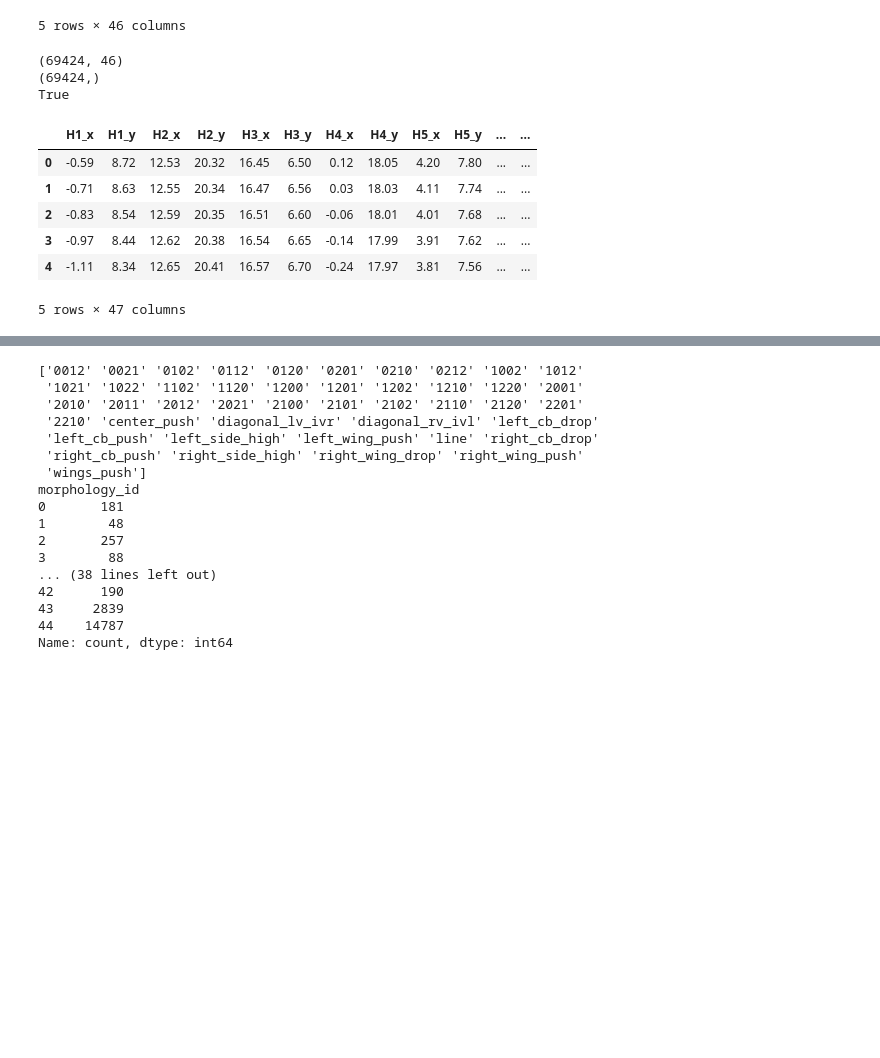
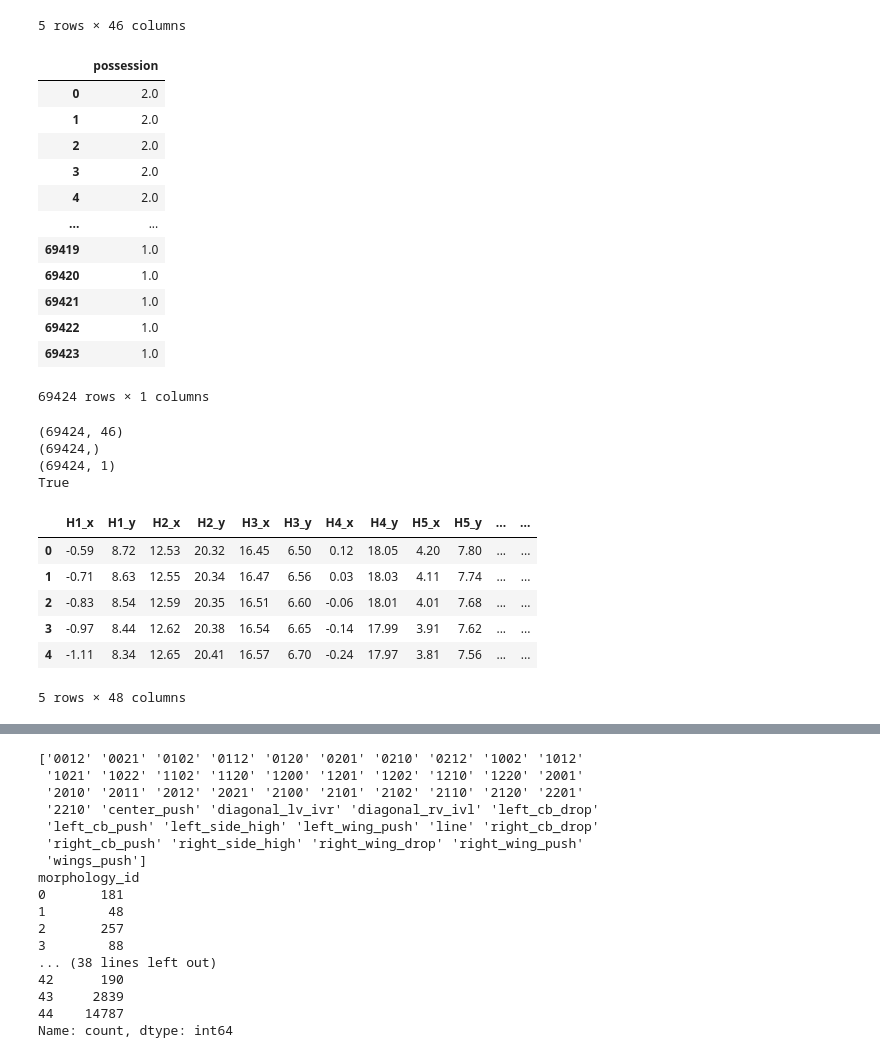
Before and after one commit to Csenongmin/FootballTrans, a Jupyter notebook: labeling.ipynb, the cells around one changed output, grey strips where cells are left out. Drawn from its saved outputs; the diff is of its cells as text; code cells hidden in the pictures; blank space fills up the shorter version.

```diff
--- a/labeling.ipynb
+++ b/labeling.ipynb
@@ -66,6 +70,7 @@ Name: position, dtype: object
 # %%
 Home_first = xy_objects["firstHalf"]["Home"].xy
 Away_first = xy_objects["firstHalf"]["Away"].xy
+Possession_first = possession["firstHalf"].code
 non_nan_counts = np.sum(~np.isnan(Home_first), axis=0)
 non_nan_counts_2 = np.sum(~np.isnan(Away_first), axis=0)
 print("각 컬럼별 정상(non-NaN) 데이터 개수:")
@@ -112,6 +117,7 @@ Index 16 : IVL
 # %%
 Home_first_df = pd.DataFrame(Home_first)
 Away_first_df = pd.DataFrame(Away_first)
+Possession_first_df = pd.DataFrame(Possession_first)
 # %%
 def filter_defenders(result, target_positions = ['LV', 'IVL', 'IVR', 'RV']):
     target_columns = []
@@ -617,18 +623,37 @@ Tracking_first_df.head()
 | 3 | -0.97 | 8.44 | 12.62 | 20.38 | 16.54 | 6.65 | -0.14 | 17.99 | 3.91 | 7.62 | ... | ... |
 | 4 | -1.11 | 8.34 | 12.65 | 20.41 | 16.57 | 6.70 | -0.24 | 17.97 | 3.81 | 7.56 | ... | ... |
 5 rows × 46 columns
+# %%
+Possession_first_df.columns = ['possession']
+Possession_first_df
+# %% [output]
+|  | possession |
+| 0 | 2.0 |
+| 1 | 2.0 |
+| 2 | 2.0 |
+| 3 | 2.0 |
+| 4 | 2.0 |
+| ... | ... |
+| 69419 | 1.0 |
+| 69420 | 1.0 |
+| 69421 | 1.0 |
+| 69422 | 1.0 |
+| 69423 | 1.0 |
+69424 rows × 1 columns
 # %%
 print(Tracking_first_df.shape)
 print(Y.shape)
+print(Possession_first_df.shape) # 1 home, 2 away
 print(Tracking_first_df.index.equals(Y.index))
 # %% [output]
 (69424, 46)
 (69424,)
+(69424, 1)
 True
 # %%
 dataset_first_df = Tracking_first_df.copy()
+dataset_first_df['possession'] = Possession_first_df.values
 dataset_first_df["morphology"] = Y.values
-
 dataset_first_df.head()
 # %% [output]
 |  | H1_x | H1_y | H2_x | H2_y | H3_x | H3_y | H4_x | H4_y | H5_x | H5_y | ... | ... |
@@ -637,7 +662,7 @@ dataset_first_df.head()
 | 2 | -0.83 | 8.54 | 12.59 | 20.35 | 16.51 | 6.60 | -0.06 | 18.01 | 4.01 | 7.68 | ... | ... |
 | 3 | -0.97 | 8.44 | 12.62 | 20.38 | 16.54 | 6.65 | -0.14 | 17.99 | 3.91 | 7.62 | ... | ... |
 | 4 | -1.11 | 8.34 | 12.65 | 20.41 | 16.57 | 6.70 | -0.24 | 17.97 | 3.81 | 7.56 | ... | ... |
-5 rows × 47 columns
+5 rows × 48 columns
 # %%
 print(dataset_first_df.shape)
 print(dataset_first_df.isna().sum().sum())
```
Also changed, not shown: parts of 5 cells of this notebook, 9 other files.
